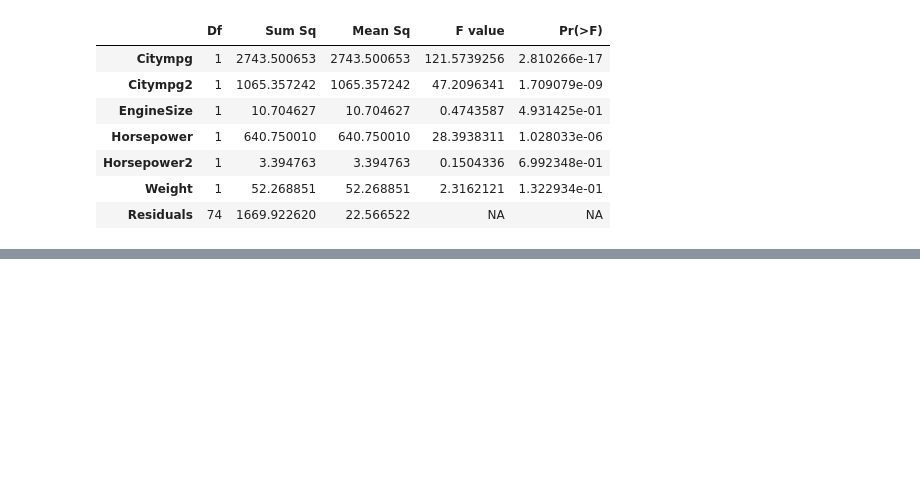
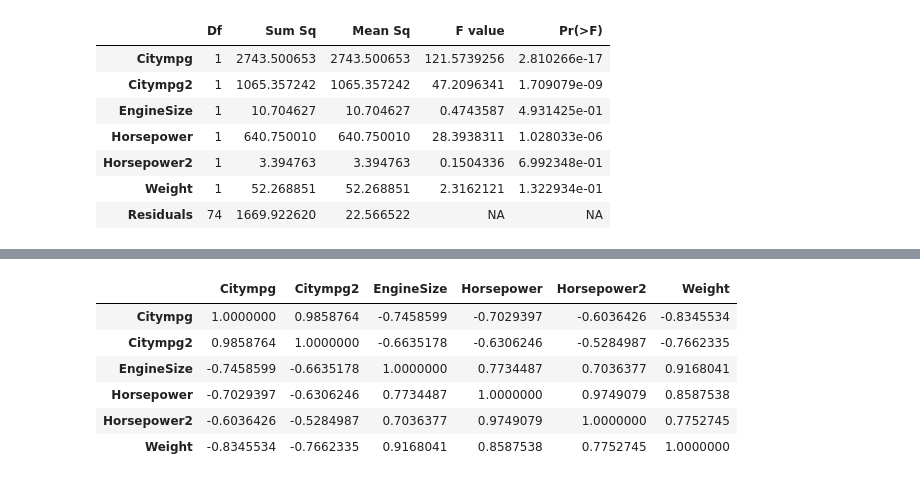
Before and after one commit to jwgwalton/regression-modelling-course, a Jupyter notebook: day3/Practical5.ipynb, the cells around one changed output, grey strips where cells are left out. Saved outputs shown, nothing was run; the diff lists cells and outputs as text; code cells hidden in the pictures; blank space fills up the shorter version.

```diff
--- a/day3/Practical5.ipynb
+++ b/day3/Practical5.ipynb
@@ -59,0 +106,10 @@ ERROR: Error in eigprop(fitted_model): X matrix must contain more than one varia
+# %%
+cor(x)
+# %% [output]
+|  | Citympg | Citympg2 | EngineSize | Horsepower | Horsepower2 | Weight |
+| Citympg | 1.0000000 | 0.9858764 | -0.7458599 | -0.7029397 | -0.6036426 | -0.8345534 |
+| Citympg2 | 0.9858764 | 1.0000000 | -0.6635178 | -0.6306246 | -0.5284987 | -0.7662335 |
+| EngineSize | -0.7458599 | -0.6635178 | 1.0000000 | 0.7734487 | 0.7036377 | 0.9168041 |
+| Horsepower | -0.7029397 | -0.6306246 | 0.7734487 | 1.0000000 | 0.9749079 | 0.8587538 |
+| Horsepower2 | -0.6036426 | -0.5284987 | 0.7036377 | 0.9749079 | 1.0000000 | 0.7752745 |
+| Weight | -0.8345534 | -0.7662335 | 0.9168041 | 0.8587538 | 0.7752745 | 1.0000000 |
```
Also changed, not shown: parts of 10 cells of this notebook, 2 other files.
